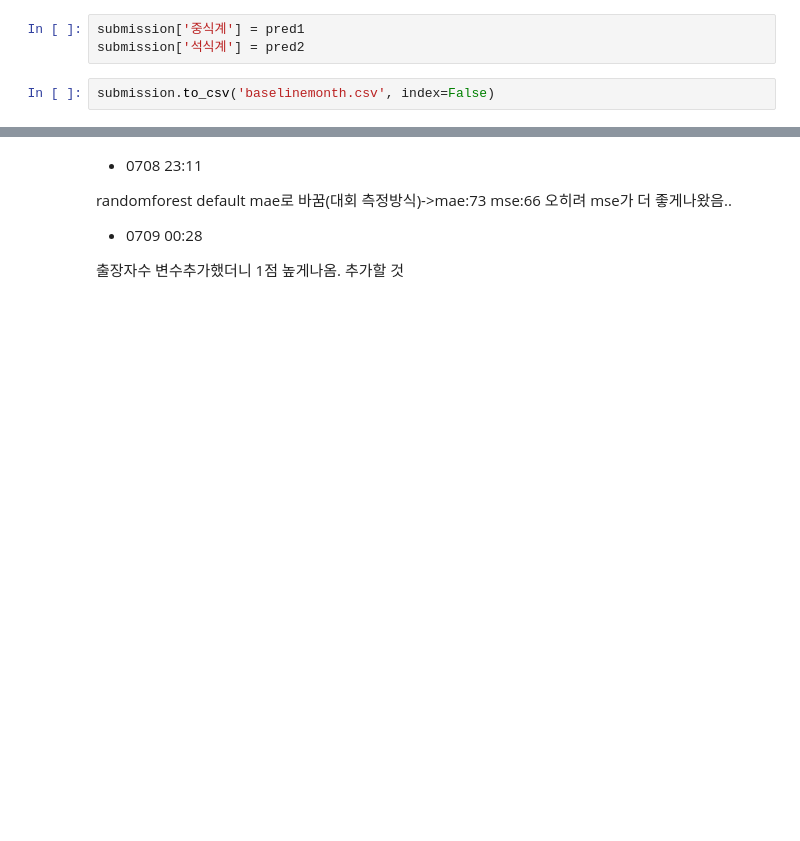
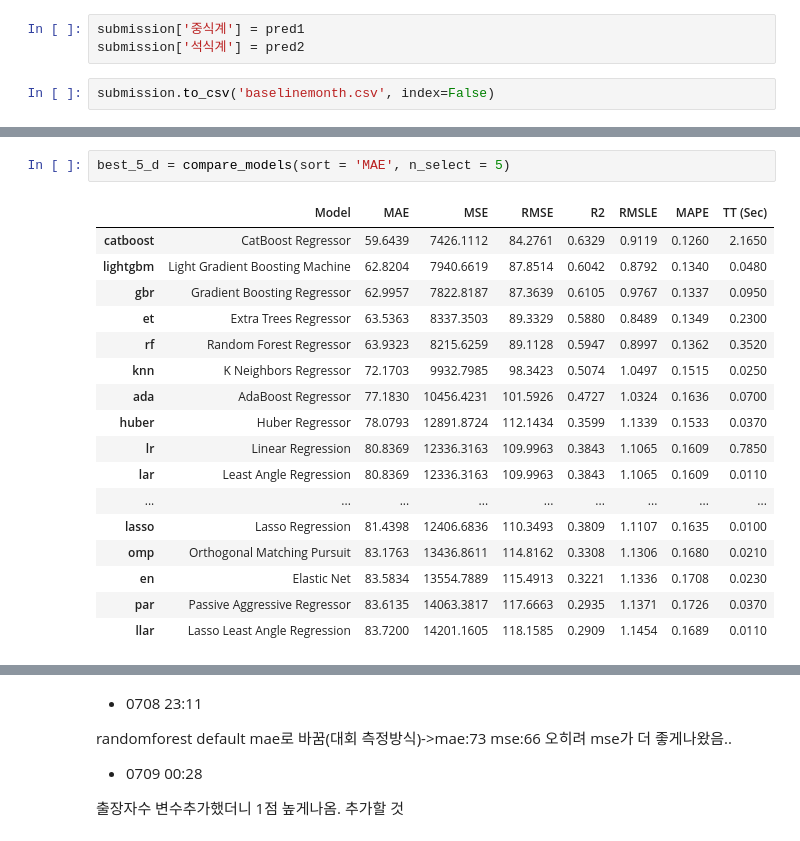
Before and after one commit to JBNU-JBIG/DACON-The_number_of_diners_in_the_cafeteria_Prediction, a Jupyter notebook: 0708_[베이스라인] 수정본.ipynb, the cells around one changed output, grey strips where cells are left out. Drawn from its saved outputs; the diff is of its cells as text; blank space fills up the shorter version.

```diff
--- a/0708_[베이스라인] 수정본.ipynb
+++ b/0708_[베이스라인] 수정본.ipynb
@@ -378,0 +484,20 @@ submission.to_csv('baselinemonth.csv', index=False)
+# %%
+best_5_d = compare_models(sort = 'MAE', n_select = 5)
+# %% [output]
+|  | Model | MAE | MSE | RMSE | R2 | RMSLE | MAPE | TT (Sec) |
+| catboost | CatBoost Regressor | 59.6439 | 7426.1112 | 84.2761 | 0.6329 | 0.9119 | 0.1260 | 2.1650 |
+| lightgbm | Light Gradient Boosting Machine | 62.8204 | 7940.6619 | 87.8514 | 0.6042 | 0.8792 | 0.1340 | 0.0480 |
+| gbr | Gradient Boosting Regressor | 62.9957 | 7822.8187 | 87.3639 | 0.6105 | 0.9767 | 0.1337 | 0.0950 |
+| et | Extra Trees Regressor | 63.5363 | 8337.3503 | 89.3329 | 0.5880 | 0.8489 | 0.1349 | 0.2300 |
+| rf | Random Forest Regressor | 63.9323 | 8215.6259 | 89.1128 | 0.5947 | 0.8997 | 0.1362 | 0.3520 |
+| knn | K Neighbors Regressor | 72.1703 | 9932.7985 | 98.3423 | 0.5074 | 1.0497 | 0.1515 | 0.0250 |
+| ada | AdaBoost Regressor | 77.1830 | 10456.4231 | 101.5926 | 0.4727 | 1.0324 | 0.1636 | 0.0700 |
+| huber | Huber Regressor | 78.0793 | 12891.8724 | 112.1434 | 0.3599 | 1.1339 | 0.1533 | 0.0370 |
+| lr | Linear Regression | 80.8369 | 12336.3163 | 109.9963 | 0.3843 | 1.1065 | 0.1609 | 0.7850 |
+| lar | Least Angle Regression | 80.8369 | 12336.3163 | 109.9963 | 0.3843 | 1.1065 | 0.1609 | 0.0110 |
+| ... | ... | ... | ... | ... | ... | ... | ... | ... |
+| lasso | Lasso Regression | 81.4398 | 12406.6836 | 110.3493 | 0.3809 | 1.1107 | 0.1635 | 0.0100 |
+| omp | Orthogonal Matching Pursuit | 83.1763 | 13436.8611 | 114.8162 | 0.3308 | 1.1306 | 0.1680 | 0.0210 |
+| en | Elastic Net | 83.5834 | 13554.7889 | 115.4913 | 0.3221 | 1.1336 | 0.1708 | 0.0230 |
+| par | Passive Aggressive Regressor | 83.6135 | 14063.3817 | 117.6663 | 0.2935 | 1.1371 | 0.1726 | 0.0370 |
+| llar | Lasso Least Angle Regression | 83.7200 | 14201.1605 | 118.1585 | 0.2909 | 1.1454 | 0.1689 | 0.0110 |
```
Also changed, not shown: parts of 15 cells of this notebook, 7 other files.
